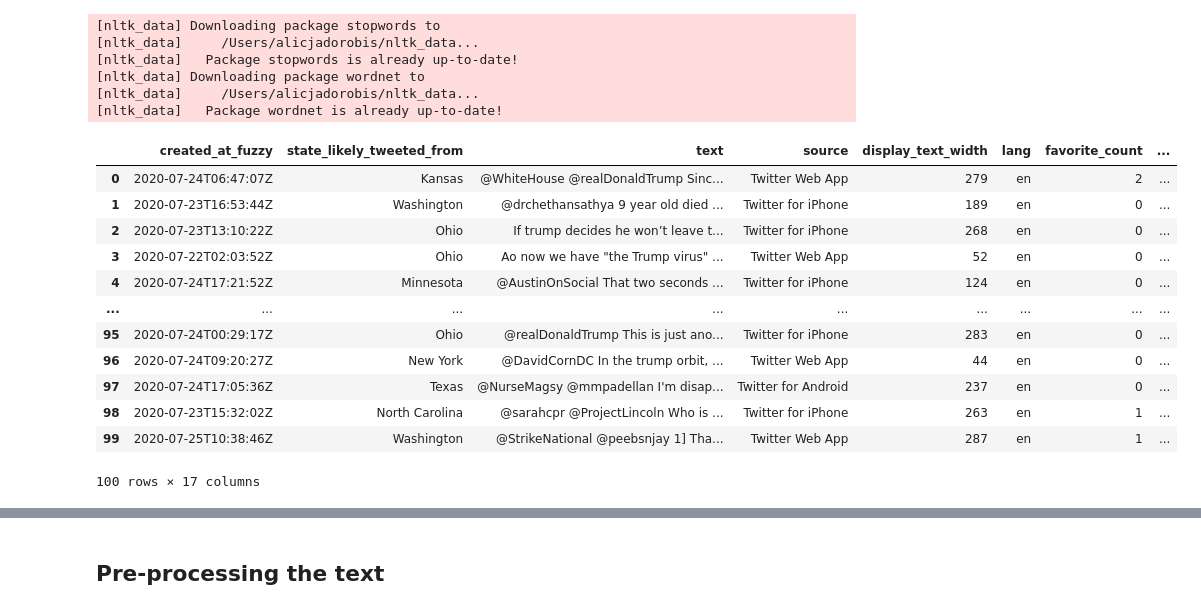
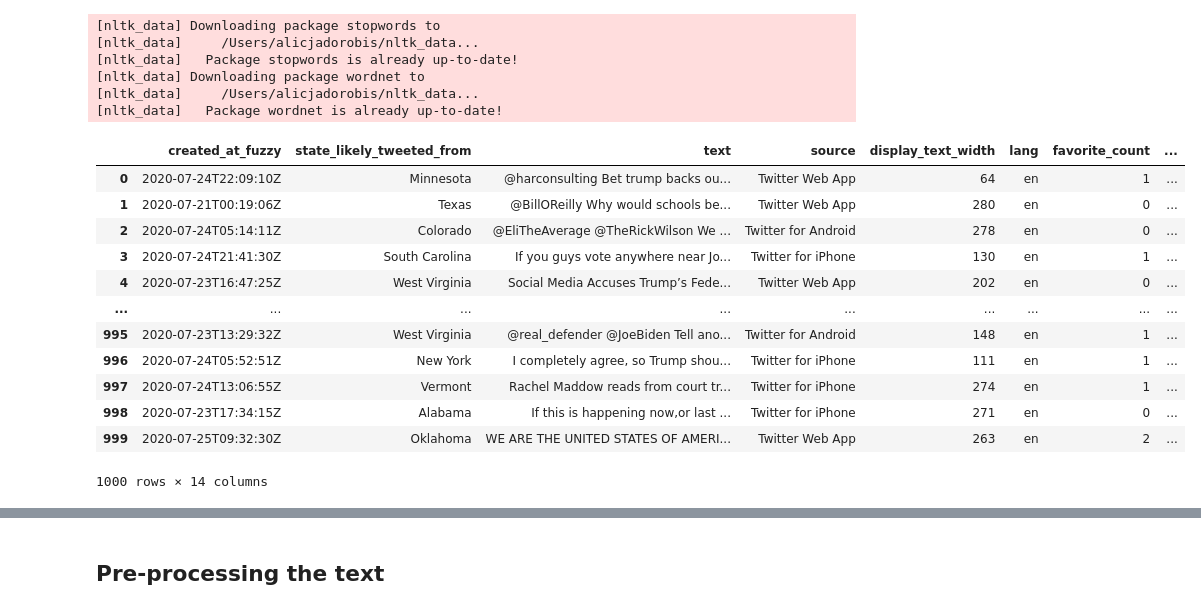
Before and after one commit to alicja-a-d/Analytica_UvA, a Jupyter notebook: code/tm_tweets/bert_tweets.ipynb, the cells around one changed output, grey strips where cells are left out. Cells and saved outputs as stored; diff of their text form; code cells hidden in the pictures.

```diff
--- a/code/tm_tweets/bert_tweets.ipynb
+++ b/code/tm_tweets/bert_tweets.ipynb
@@ -29,20 +29,20 @@ import dataframe_image as dfi
 # %%
 
 # loading the data into a dataframe
-df = pd.read_csv('../label/100_random_labelled.csv')
+df = pd.read_excel('../../data/test/1000_random_rows_24_07_2020.xlsx')
 display(df)
 # %% [output]
 |  | created_at_fuzzy | state_likely_tweeted_from | text | source | display_text_width | lang | favorite_count | ... |
-| 0 | 2020-07-24T06:47:07Z | Kansas | @WhiteHouse @realDonaldTrump Sinc... | Twitter Web App | 279 | en | 2 | ... |
-| 1 | 2020-07-23T16:53:44Z | Washington | @drchethansathya 9 year old died ... | Twitter for iPhone | 189 | en | 0 | ... |
-| 2 | 2020-07-23T13:10:22Z | Ohio | If trump decides he won’t leave t... | Twitter for iPhone | 268 | en | 0 | ... |
-| 3 | 2020-07-22T02:03:52Z | Ohio | Ao now we have "the Trump virus" ... | Twitter Web App | 52 | en | 0 | ... |
-| 4 | 2020-07-24T17:21:52Z | Minnesota | @AustinOnSocial That two seconds ... | Twitter for iPhone | 124 | en | 0 | ... |
+| 0 | 2020-07-24T22:09:10Z | Minnesota | @harconsulting Bet trump backs ou... | Twitter Web App | 64 | en | 1 | ... |
+| 1 | 2020-07-21T00:19:06Z | Texas | @BillOReilly Why would schools be... | Twitter Web App | 280 | en | 0 | ... |
+| 2 | 2020-07-24T05:14:11Z | Colorado | @EliTheAverage @TheRickWilson We ... | Twitter for Android | 278 | en | 0 | ... |
+| 3 | 2020-07-24T21:41:30Z | South Carolina | If you guys vote anywhere near Jo... | Twitter for iPhone | 130 | en | 1 | ... |
+| 4 | 2020-07-23T16:47:25Z | West Virginia | Social Media Accuses Trump’s Fede... | Twitter Web App | 202 | en | 0 | ... |
 | ... | ... | ... | ... | ... | ... | ... | ... | ... |
-| 95 | 2020-07-24T00:29:17Z | Ohio | @realDonaldTrump This is just ano... | Twitter for iPhone | 283 | en | 0 | ... |
-| 96 | 2020-07-24T09:20:27Z | New York | @DavidCornDC In the trump orbit, ... | Twitter Web App | 44 | en | 0 | ... |
-| 97 | 2020-07-24T17:05:36Z | Texas | @NurseMagsy @mmpadellan I'm disap... | Twitter for Android | 237 | en | 0 | ... |
-| 98 | 2020-07-23T15:32:02Z | North Carolina | @sarahcpr @ProjectLincoln Who is ... | Twitter for iPhone | 263 | en | 1 | ... |
-| 99 | 2020-07-25T10:38:46Z | Washington | @StrikeNational @peebsnjay 1] Tha... | Twitter Web App | 287 | en | 1 | ... |
+| 995 | 2020-07-23T13:29:32Z | West Virginia | @real_defender @JoeBiden Tell ano... | Twitter for Android | 148 | en | 1 | ... |
+| 996 | 2020-07-24T05:52:51Z | New York | I completely agree, so Trump shou... | Twitter for iPhone | 111 | en | 1 | ... |
+| 997 | 2020-07-24T13:06:55Z | Vermont | Rachel Maddow reads from court tr... | Twitter for iPhone | 274 | en | 1 | ... |
+| 998 | 2020-07-23T17:34:15Z | Alabama | If this is happening now,or last ... | Twitter for iPhone | 271 | en | 0 | ... |
+| 999 | 2020-07-25T09:32:30Z | Oklahoma | WE ARE THE UNITED STATES OF AMERI... | Twitter Web App | 263 | en | 2 | ... |
-100 rows × 17 columns
+1000 rows × 14 columns
 # %%
```
Also changed, not shown: parts of 17 cells of this notebook, 1 other file.
